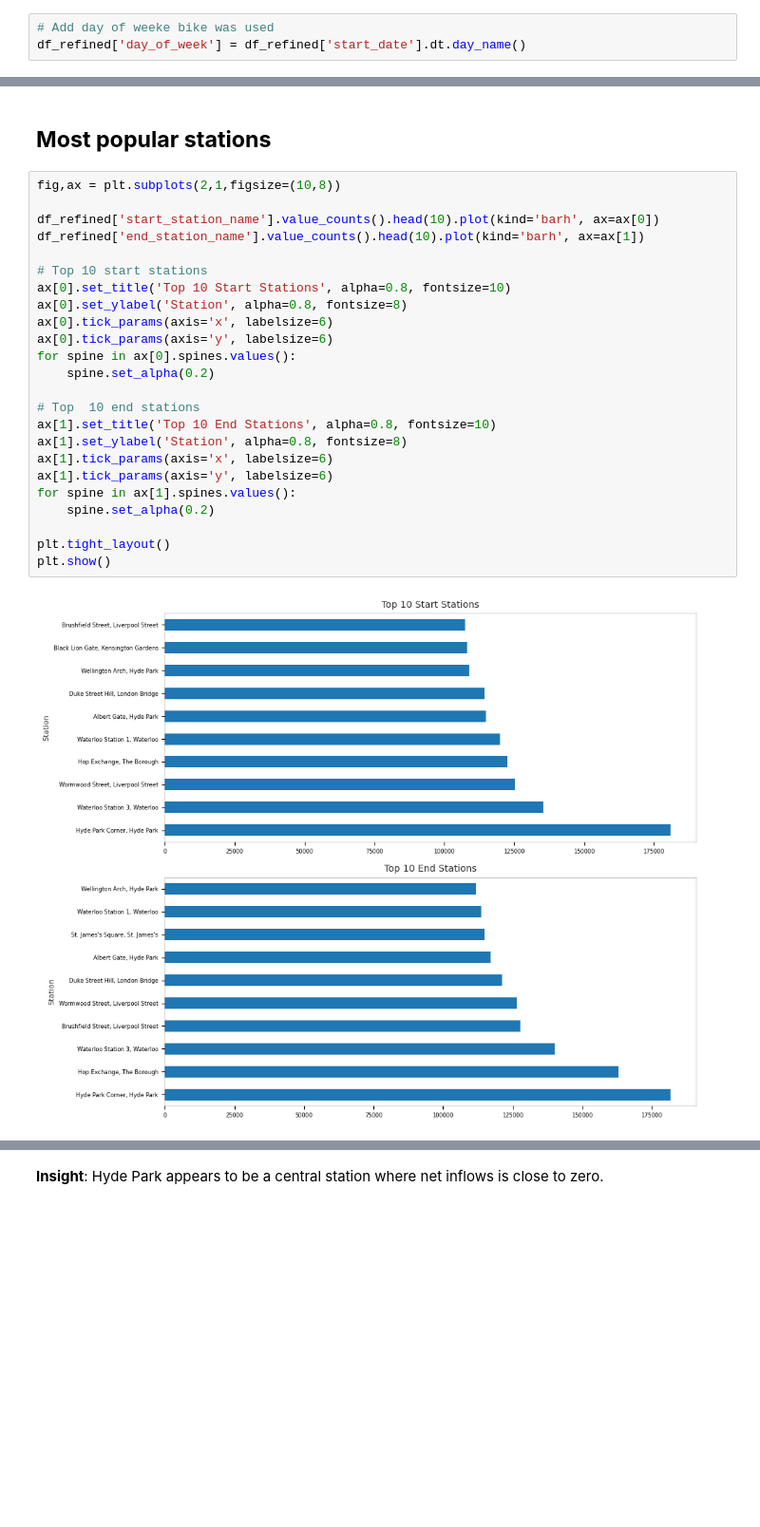
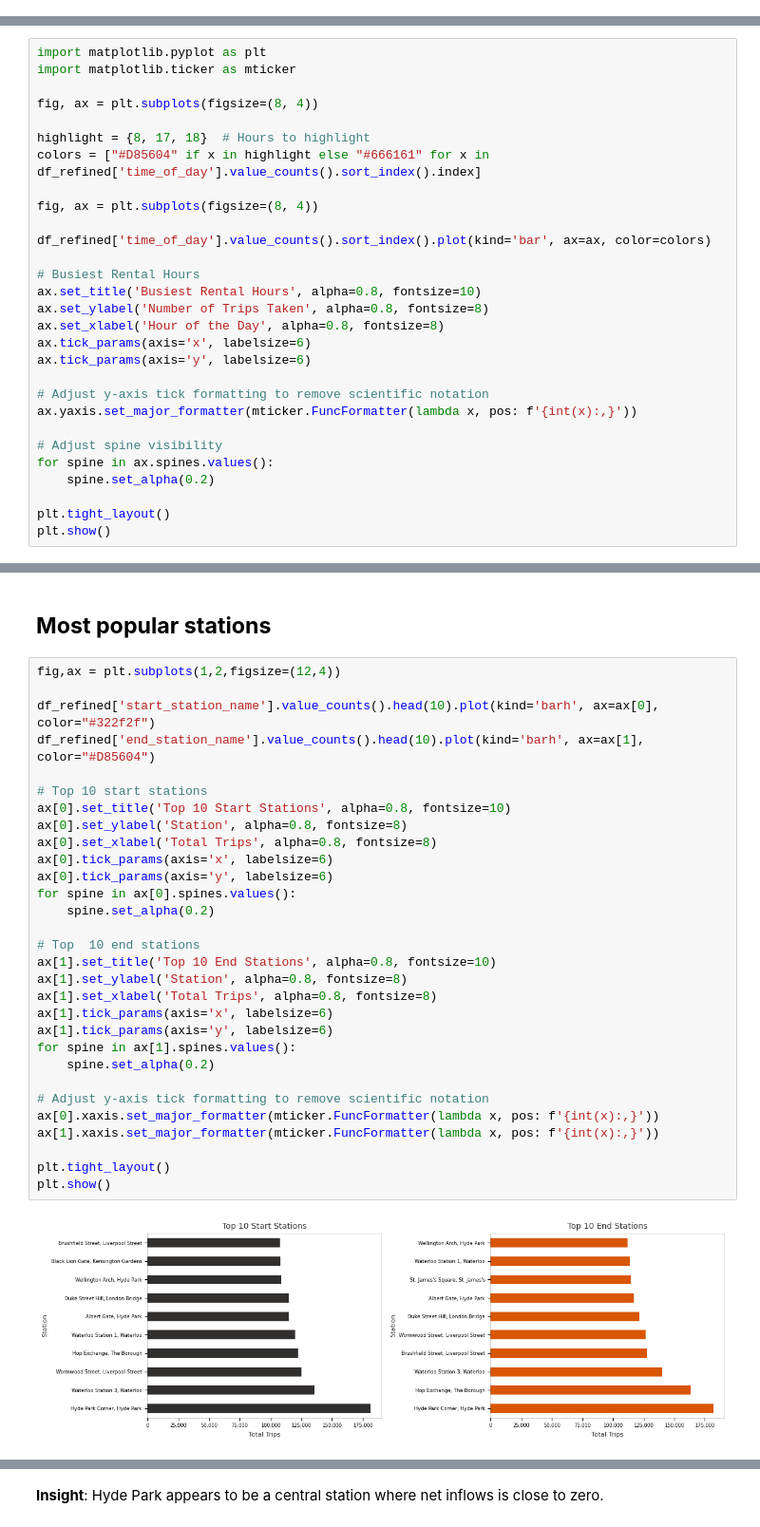
Before and after one commit to KarlMeierMattern/cycling-tfl, a Jupyter notebook: main.ipynb, the cells around one changed output, grey strips where cells are left out. Shown: that part at 95% size. Cells and saved outputs as stored; diff of their text form; blank space fills up the shorter version.

```diff
--- a/main.ipynb
+++ b/main.ipynb
@@ -601,3 +780,0 @@ See the caveats in the documentation: https://pandas.pydata.org/pandas-docs/stab
-# %%
-# Add day of weeke bike was used
-df_refined['day_of_week'] = df_refined['start_date'].dt.day_name()
@@ -702,3 +909,32 @@ df_refined['duration'].plot(kind='hist', bins=50, logy=True)
 ---
 # %% [markdown]
 ## **Busiest Days & Hours**
+# %%
+import matplotlib.pyplot as plt
+import matplotlib.ticker as mticker
+
+fig, ax = plt.subplots(figsize=(8, 4))
+
+highlight = {8, 17, 18}  # Hours to highlight
+colors = ["#D85604" if x in highlight else "#666161" for x in df_refined['time_of_day'].value_counts().sort_index().index]
+
+fig, ax = plt.subplots(figsize=(8, 4))
+
+df_refined['time_of_day'].value_counts().sort_index().plot(kind='bar', ax=ax, color=colors)
+
+# Busiest Rental Hours
+ax.set_title('Busiest Rental Hours', alpha=0.8, fontsize=10)
+ax.set_ylabel('Number of Trips Taken', alpha=0.8, fontsize=8)
+ax.set_xlabel('Hour of the Day', alpha=0.8, fontsize=8)
+ax.tick_params(axis='x', labelsize=6)
+ax.tick_params(axis='y', labelsize=6)
+
+# Adjust y-axis tick formatting to remove scientific notation
+ax.yaxis.set_major_formatter(mticker.FuncFormatter(lambda x, pos: f'{int(x):,}'))
+
+# Adjust spine visibility
+for spine in ax.spines.values():
+    spine.set_alpha(0.2)
+
+plt.tight_layout()
+plt.show()
@@ -741,28 +978,34 @@ plt.show()
 # %% [markdown]
 ## **Most popular stations**
 # %%
-fig,ax = plt.subplots(2,1,figsize=(10,8))
+fig,ax = plt.subplots(1,2,figsize=(12,4))
 
-df_refined['start_station_name'].value_counts().head(10).plot(kind='barh', ax=ax[0])
-df_refined['end_station_name'].value_counts().head(10).plot(kind='barh', ax=ax[1])
+df_refined['start_station_name'].value_counts().head(10).plot(kind='barh', ax=ax[0], color="#322f2f")
+df_refined['end_station_name'].value_counts().head(10).plot(kind='barh', ax=ax[1], color="#D85604")
 
 # Top 10 start stations
 ax[0].set_title('Top 10 Start Stations', alpha=0.8, fontsize=10)
 ax[0].set_ylabel('Station', alpha=0.8, fontsize=8)
+ax[0].set_xlabel('Total Trips', alpha=0.8, fontsize=8)
 ax[0].tick_params(axis='x', labelsize=6)
 ax[0].tick_params(axis='y', labelsize=6)
 for spine in ax[0].spines.values():
     spine.set_alpha(0.2)
 
 # Top  10 end stations
 ax[1].set_title('Top 10 End Stations', alpha=0.8, fontsize=10)
 ax[1].set_ylabel('Station', alpha=0.8, fontsize=8)
+ax[1].set_xlabel('Total Trips', alpha=0.8, fontsize=8)
 ax[1].tick_params(axis='x', labelsize=6)
 ax[1].tick_params(axis='y', labelsize=6)
 for spine in ax[1].spines.values():
     spine.set_alpha(0.2)
 
+# Adjust y-axis tick formatting to remove scientific notation
+ax[0].xaxis.set_major_formatter(mticker.FuncFormatter(lambda x, pos: f'{int(x):,}'))
+ax[1].xaxis.set_major_formatter(mticker.FuncFormatter(lambda x, pos: f'{int(x):,}'))
+
 plt.tight_layout()
 plt.show()
 # %% [output]
-[figure, old version]
+[figure, new version]
```
Also changed, not shown: parts of 73 cells of this notebook, 1 other file.
